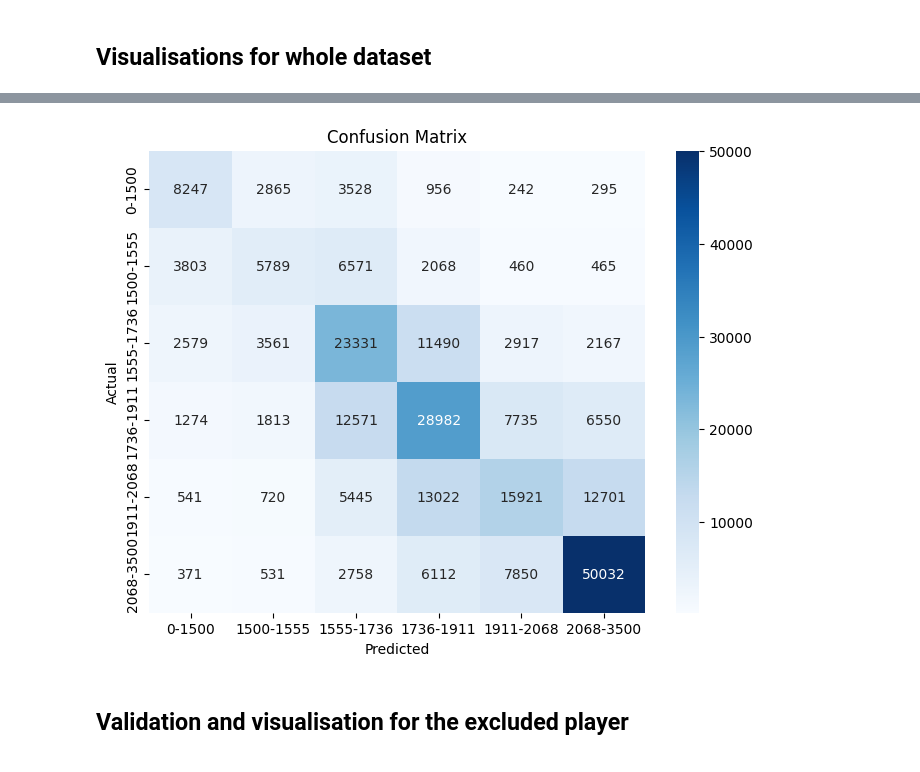
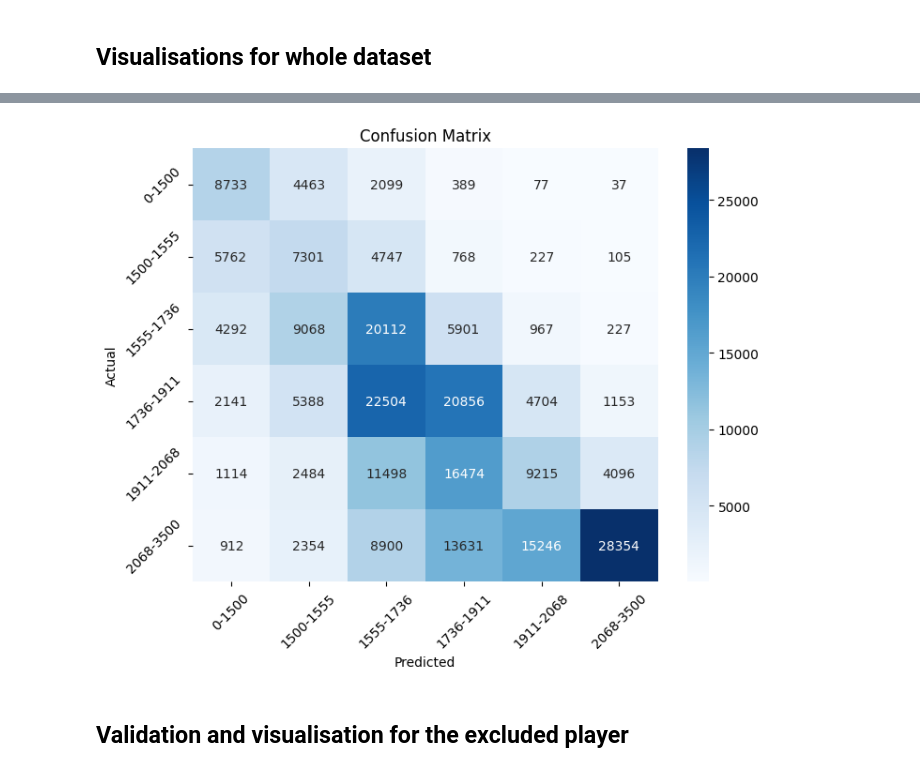
Before and after one commit to GolbertCeitaPages/CMI-DataScience-Project, a Jupyter notebook: old_testing_files/preprocessing_knn_classifier.ipynb, the cells around one changed output, grey strips where cells are left out. Cells and saved outputs as stored; diff of their text form; code cells hidden in the pictures.

Commit message:
fixed knn by making splits per player and using the cummax elo instead of max elo to prevent leakage

```diff
--- a/old_testing_files/preprocessing_knn_classifier.ipynb
+++ b/old_testing_files/preprocessing_knn_classifier.ipynb
@@ -111,7 +111,7 @@ selected_features = [
 'mean_tb_diff_rolling_mean_10',
 #'median_tb_diff_rolling_mean_10',
 #'total_tb_diff_rolling_mean_10',
-# 'elo', # This is the elo after the match has concluded and is the same as elo post match
+ 'elo', # This is the elo after the match has concluded and is the same as elo post match
 'binned_elo' # target
 ]
 # %%
@@ -228,7 +232,7 @@ Since this is a classifier model these ranks need to get binned. Less bins usual
 We have already concluded that a 50% of the population is either near, at or below 1500 depending on filling nans or dropping them. Since we have chosen to fill, we will make a cutoff at 1500 and look at the population above this cutoff point. The simple solution is to just cut at 50%, 75%, 90%, 95% and maybe 99% but instead the cell below will create boundries based on the median of the dataset
 # %%
 # Start with the full dataset
-subset = best_elo_filled.copy()
+subset = full_df.copy()
 starting_rows = len(subset)
 print(len(subset))
 
@@ -396,0 +413,39 @@ X_test_scaled = scaler.transform(X_test)
+# %%
+# split into career years
+player_id_list = only_players['player_id']
+try:
+    player_id_list = player_id_list.drop(excluded_player)
+except:
+    print('player not found')
+random.seed(42) # make sure the seed is always the same but still choose randomly
+
+# create the 80/20 train test split
+train_players = random.sample(list(player_id_list), int(0.8 * len(player_id_list)))
+test_players = [pid for pid in player_id_list if pid not in train_players]
+
+# make sure that train has 80% and test 20% of all players
+train_df = df_encoded[df_encoded['player_id'].isin(train_players)]
+test_df = df_encoded[df_encoded['player_id'].isin(test_players)]
+
+# how do I make this time series
+# cutoff = 2000  # days of experience, for example
+# train_df = df_encoded[df_encoded['days_of_experience'] <= cutoff]
+# test_df = df_encoded[df_encoded['days_of_experience'] > cutoff]
+
+# prepare data
+X_train = train_df.drop(columns=['binned_elo','player_id'], axis=1) # Features for training without player_id
+X_test = test_df.drop(columns=['binned_elo'], axis=1) # Features for testing
+y_train = train_df['binned_elo']
+
+# create the max elo over the whole career for each player since that is the real target, not the max elo up to that point
+true_max_elo_per_player = test_df.groupby('player_id')['binned_elo'].max()
+
+test_df = pd.merge(test_df,true_max_elo_per_player,'left','player_id')
+y_test = test_df['binned_elo_y']
+
+X_test = test_df.drop(columns=['binned_elo_y','binned_elo_x','player_id'],axis=1)
+
+# scale features to normalise
+scaler = MinMaxScaler()
+X_train_scaled = scaler.fit_transform(X_train)
+X_test_scaled = scaler.transform(X_test)
@@ -614,14 +685,16 @@ plt.show()
 # %%
 cm = confusion_matrix(y_test, y_pred)
 
 plt.figure(figsize=(8,6))
 sns.heatmap(cm, annot=True, fmt="d", cmap="Blues",xticklabels=bin_labels,yticklabels=bin_labels)
 plt.xlabel("Predicted")
 plt.ylabel("Actual")
+plt.xticks(rotation=45)
+plt.yticks(rotation=45)
 plt.title("Confusion Matrix")
 plt.show()
 # %% [output]
-[figure, old version]
+[figure, new version]
 # %% [markdown]
 ## Validation and visualisation for the excluded player
 # %%
```
Also changed, not shown: parts of 26 cells of this notebook, 1 other file.
